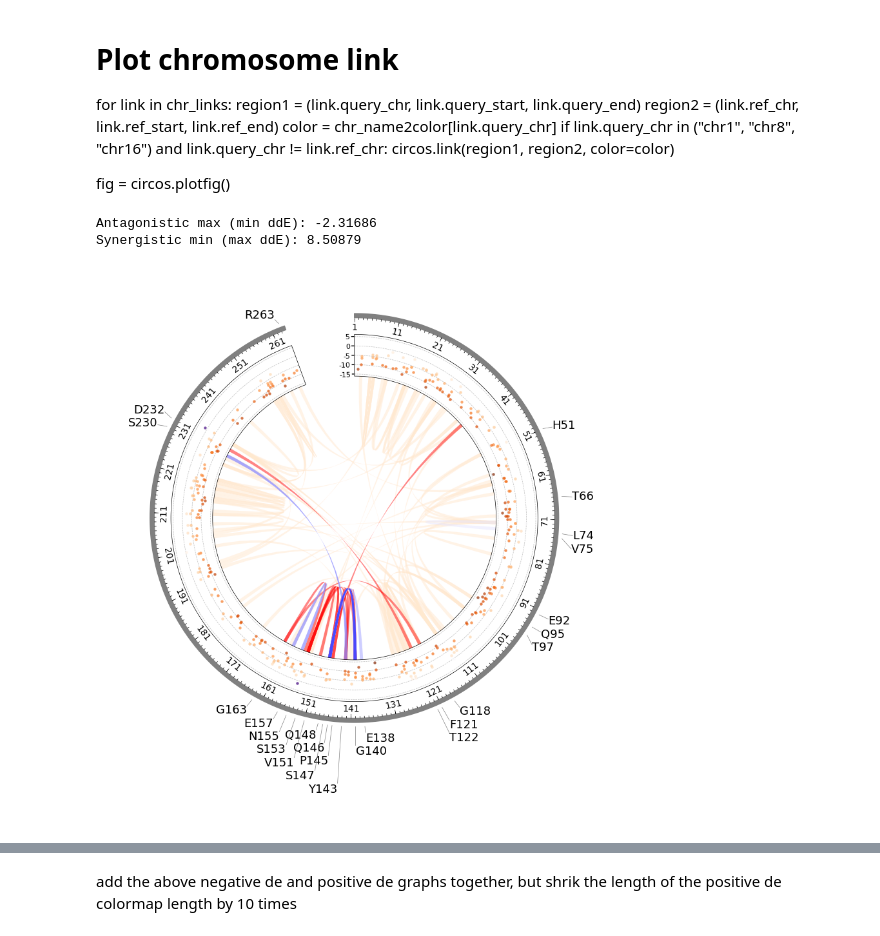
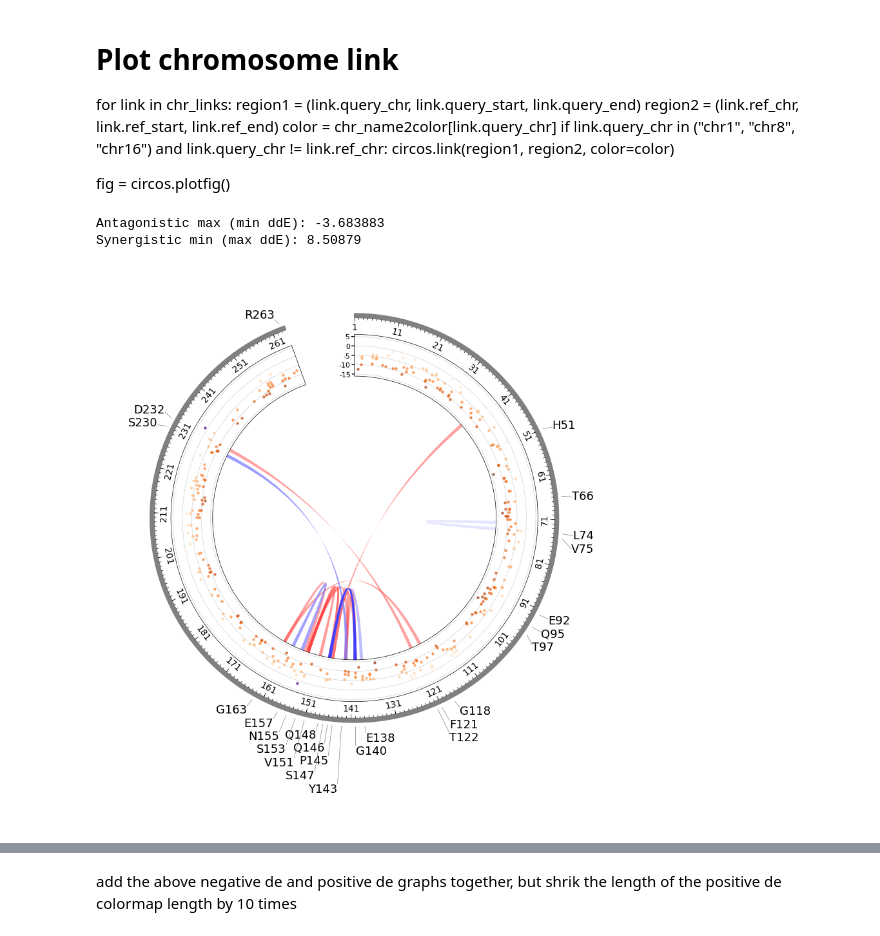
Before and after one commit to Daniel-Xkan/potts_model_test, a Jupyter notebook: ms0.5/IN/In_PyCirclize2.4.3.3(same_colorbar).ipynb, the cells around one changed output, grey strips where cells are left out. Drawn from its saved outputs; the diff is of its cells as text; code cells hidden in the pictures.

```diff
--- a/ms0.5/IN/In_PyCirclize2.4.3.3(same_colorbar).ipynb
+++ b/ms0.5/IN/In_PyCirclize2.4.3.3(same_colorbar).ipynb
@@ -517,8 +517,10 @@ import pandas as pd
 # chord_track = sector.add_track((0, 40))
 # Calculate the actual min and max values of ddE from the data
 df = pd.read_csv('data/IN_all_100pairs.tsv', sep='\t')
-anta_max = df[df['DR_position'] == 1]['ddE'].min()
-syner_min = df[df['DR_position'] == 1]['ddE'].max()
+# anta_max = df[df['DR_position'] == 1]['ddE'].min()
+anta_max = -3.683883
+syner_min = 8.50879
+# syner_min = df[df['DR_position'] == 1]['ddE'].max()
 
 print(f"Antagonistic max (min ddE): {anta_max}")
 print(f"Synergistic min (max ddE): {syner_min}")
@@ -560,35 +562,35 @@ for _, row in tqdm(background_pairs.iterrows(), total=len(background_pairs), des
 ##########################highlighted chords for drug resistant positions###############################
 
 # Filter for DR_position = 1 (drug resistant pairs)
 df = pd.read_csv('data/IN_all_100pairs.tsv', sep='\t')
 dr_pairs = df[df['DR_position'] == 1]
 
 # Add drug resistant chords with the same style as background
 for _, row in tqdm(dr_pairs.iterrows(), total=len(dr_pairs), desc="Processing DR chords"):
     pos1, pos2, dde = row['pos1'], row['pos2'], row['ddE']
 
     # Define regions for the chord
     region1 = ("nl43 ΔΔE", pos1 - thickness_d2 - start_aa, pos1 + thickness_d2 - start_aa)
     region2 = ("nl43 ΔΔE", pos2 - thickness_d2 - start_aa, pos2 + thickness_d2 - start_aa)
 
     # Check if the regions are within valid bounds
     if region1[1] < 0 or region1[2] > actual_length or region2[1] < 0 or region2[2] > actual_length:
         continue
 
     # Map the delta delta E value to a color using the same colormap as the original selection
 
     color = chord_cmap(chord_norm(dde))
 
     # Add the chord to the circos plot
     circos.link(region1, region2, color=color, lw=0.01)
 
 # Add a color bar for the chords
 chord_mappable = cm.ScalarMappable(norm=chord_norm, cmap=chord_cmap)
 fig = circos.plotfig()
 # %% [output]
-Antagonistic max (min ddE): -2.31686
+Antagonistic max (min ddE): -3.683883
 Synergistic min (max ddE): 8.50879
-[figure, old version]
+[figure, new version]
 # %%
 # Create a new figure for the color bars
 fig, ax = plt.subplots(figsize=(1, 8))
```
Also changed, not shown: parts of 1 cell of this notebook, 5 other files.
